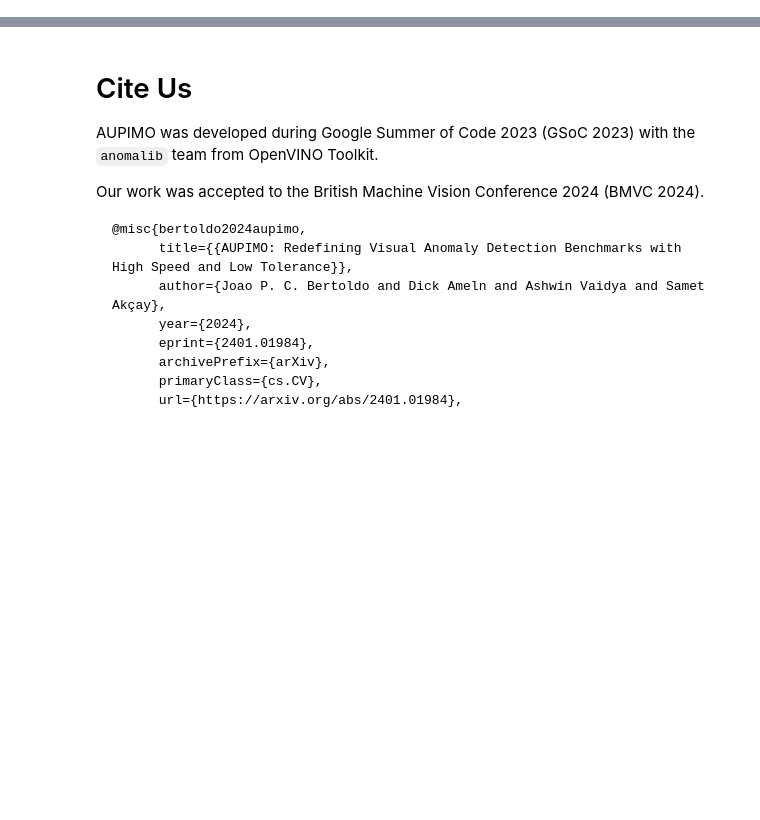
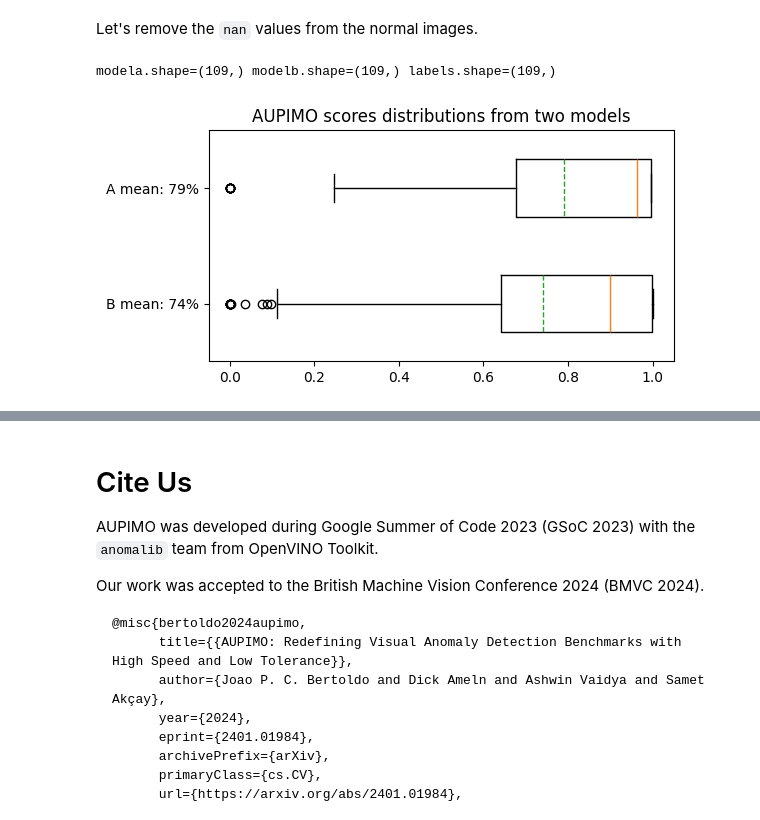
Before and after one commit to openvinotoolkit/anomalib, a Jupyter notebook: notebooks/700_metrics/701e_aupimo_advanced_iv.ipynb, the cells around one changed output, grey strips where cells are left out. Cells and saved outputs as stored; diff of their text form; code cells hidden in the pictures; blank space fills up the shorter version.

Commit message:
add aupimo notebook advanced iv (load/save and statistical tests)
Signed-off-by: jpcbertoldo <24547377+jpcbertoldo@users.noreply.github.com>

```diff
--- a/notebooks/700_metrics/701e_aupimo_advanced_iv.ipynb
+++ b/notebooks/700_metrics/701e_aupimo_advanced_iv.ipynb
@@ -457,11 +40,0 @@ Table (statistical test):
-# %%
-from anomalib.utils.metrics.perimg.common import compare_models_nonparametric
-from anomalib.utils.metrics.perimg.pimo import AULogPImO
-from anomalib.utils.metrics.perimg.plot import compare_models_perimg_rank
-
-models = {
-    "ResNet18": aucs_r18,
-    "WideResNet50": aucs_wr50,
-}
-compare_models_perimg_rank(models, "AULogPImO")
-compare_models_nonparametric(models)
@@ -608,0 +202,32 @@ coming soon
+# %% [markdown]
+Let's remove the `nan` values from the normal images.
+# %%
+# corresponding paths to the images
+# where the AUPIMO scores were computed from
+paths = json_model_a["paths"]
+
+# extract the labels (i.e. anomaly type or 'good')
+labels = np.array([p.split("/")[-2] for p in paths])
+
+# let's extract only the AUPIMO scores from anomalies
+modela = aupimo_result_model_a.aupimos[labels != "good"].numpy()
+modelb = aupimo_result_model_b.aupimos[labels != "good"].numpy()
+labels = labels[labels != "good"]
+print(f"{modela.shape=} {modelb.shape=} {labels.shape=}")
+# %% [output]
+modela.shape=(109,) modelb.shape=(109,) labels.shape=(109,)
+# %%
+fig, ax = plt.subplots(figsize=(6, 3))
+ax.boxplot(
+    [modela, modelb],
+    tick_labels=[f"A mean: {modela.mean():.0%}", f"B mean: {modelb.mean():.0%}"],
+    vert=False,
+    showmeans=True,
+    meanline=True,
+    widths=0.5,
+)
+ax.invert_yaxis()
+ax.set_title("AUPIMO scores distributions from two models")
+fig  # noqa: B018, RUF100
+# %% [output]
+[figure, added]
```
Also changed, not shown: parts of 91 cells of this notebook.
